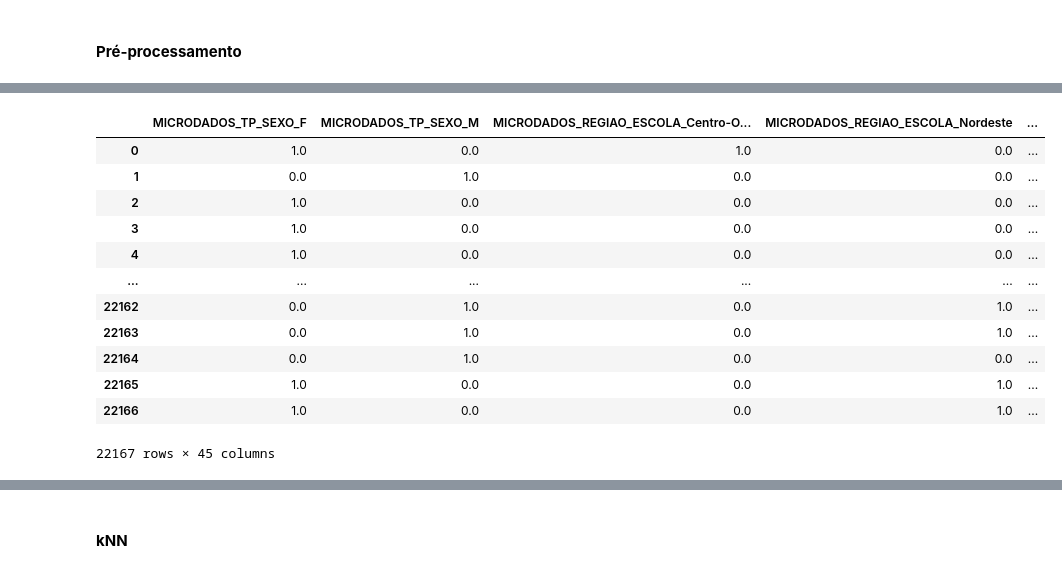
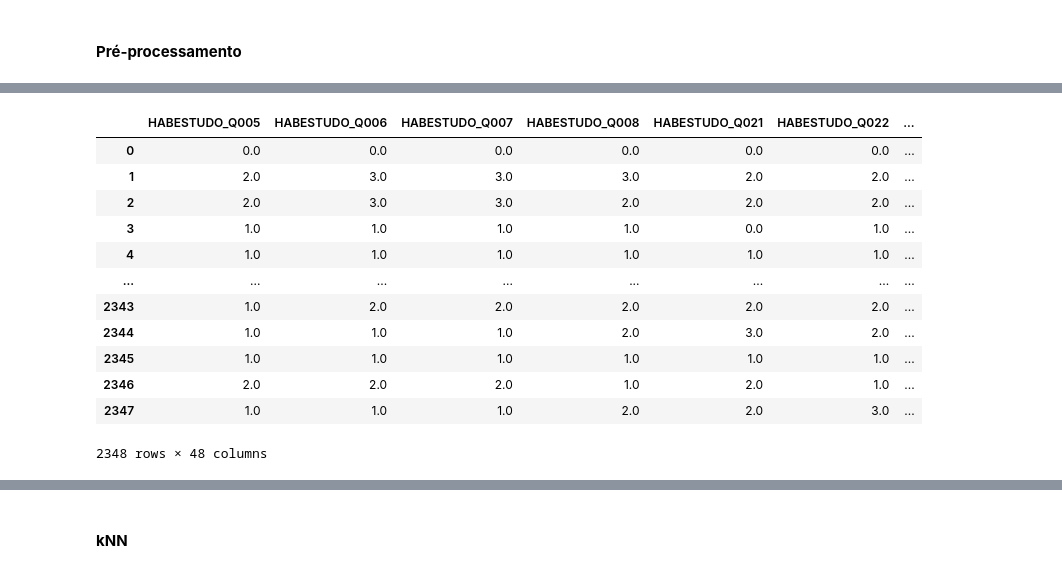
Before and after one commit to jv-porto/projeto-analise-habitos-estudo-enem, a Jupyter notebook: notebooks/projeto_ml_modelos.ipynb, the cells around one changed output, grey strips where cells are left out. Cells and saved outputs as stored; diff of their text form; code cells hidden in the pictures.

```diff
--- a/notebooks/projeto_ml_modelos.ipynb
+++ b/notebooks/projeto_ml_modelos.ipynb
@@ -63,15 +60,15 @@ Todos os modelos serão testados com 30% dos dados. A avaliação será feita a
 with db_connection() as conn, conn.cursor() as cursor:
     query = '''
     SELECT *
-    FROM projeto_enem.filtered_aggregated_data
+    FROM projeto_enem.complete_private_data
     ORDER BY "NU_INSCRICAO" ASC;
     '''
 
     cursor.execute(query)
-    complete_data_fetched = cursor.fetchall()
-    complete_data_columns = tuple(desc[0] for desc in cursor.description)
+    complete_private_data_fetched = cursor.fetchall()
+    complete_private_data_columns = tuple(desc[0] for desc in cursor.description)
 
 
-complete_data = pd.DataFrame(complete_data_fetched, columns=complete_data_columns)
-complete_data
+complete_private_data = pd.DataFrame(complete_private_data_fetched, columns=complete_private_data_columns)
+complete_private_data
 # %% [output]
@@ -116,3 +95,0 @@ complete_data
-# %%
-nominal_features = list(set(complete_data.select_dtypes(include='object').columns.values))
-numerical_features = list(set(complete_data.select_dtypes(exclude='object').columns.values))
@@ -126,0 +96,4 @@ preprocessor = ColumnTransformer(transformers=[
+# %%
+ordinal_features = ['HABESTUDO_Q005', 'HABESTUDO_Q006', 'HABESTUDO_Q007', 'HABESTUDO_Q008', 'HABESTUDO_Q021', 'HABESTUDO_Q022', 'HABESTUDO_Q009', 'HABESTUDO_Q010', 'HABESTUDO_Q011', 'HABESTUDO_Q012', 'HABESTUDO_Q013', 'HABESTUDO_Q014', 'HABESTUDO_Q015', 'HABESTUDO_Q016', 'HABESTUDO_Q017', 'HABESTUDO_Q018', 'HABESTUDO_Q019', 'HABESTUDO_Q020', 'HABESTUDO_Q023', 'HABESTUDO_Q024', 'HABESTUDO_Q027', 'HABESTUDO_Q028A', 'HABESTUDO_Q028B', 'HABESTUDO_Q028C', 'HABESTUDO_Q028D', 'HABESTUDO_Q028E', 'HABESTUDO_Q028F', 'HABESTUDO_Q028G', 'HABESTUDO_Q028H', 'HABESTUDO_Q028I', 'HABESTUDO_Q028J', 'HABESTUDO_Q028K', 'HABESTUDO_Q028L', 'HABESTUDO_Q028M', 'HABESTUDO_Q028N', 'HABESTUDO_Q028O', 'HABESTUDO_Q028P', 'HABESTUDO_Q028Q', 'HABESTUDO_Q028R']
+nominal_features = list(set(complete_private_data.select_dtypes(include='object').columns.values) - set(ordinal_features))
+numerical_features = list(set(complete_private_data.select_dtypes(exclude='object').columns.values) - set(ordinal_features))
@@ -127,26 +153,27 @@ preprocessor = ColumnTransformer(transformers=[
 # %%
-X = complete_data.drop(columns=['NU_INSCRICAO', 'MICRODADOS_NU_NOTA_MEDIA', 'MICRODADOS_NU_NOTA_CONCEITO'])
+X = complete_private_data.drop(columns=['NU_INSCRICAO', 'MICRODADOS_NU_NOTA_MEDIA', 'MICRODADOS_NU_NOTA_CONCEITO'])
 
 X_transformed = preprocessor.fit_transform(X)
-y_numerical_transformed = complete_data['MICRODADOS_NU_NOTA_MEDIA']
-y_categorical_transformed = complete_data['MICRODADOS_NU_NOTA_CONCEITO']
+y_numerical_transformed = complete_private_data['MICRODADOS_NU_NOTA_MEDIA']
+y_categorical_transformed = complete_private_data['MICRODADOS_NU_NOTA_CONCEITO']
 # %%
 preprocessor_feature_names = preprocessor.get_feature_names_out()
 preprocessor_feature_names = [re.sub(r'.+__', '', item) for item in preprocessor_feature_names]
 # %%
 X_transformed = pd.DataFrame(X_transformed, columns=preprocessor_feature_names)
+X_transformed = X_transformed.drop(columns='MICRODADOS_TP_SEXO_M').reset_index(drop=True)
 X_transformed
 # %% [output]
-|  | MICRODADOS_TP_SEXO_F | MICRODADOS_TP_SEXO_M | MICRODADOS_REGIAO_ESCOLA_Centro-O... | MICRODADOS_REGIAO_ESCOLA_Nordeste | ... |
-| 0 | 1.0 | 0.0 | 1.0 | 0.0 | ... |
-| 1 | 0.0 | 1.0 | 0.0 | 0.0 | ... |
-| 2 | 1.0 | 0.0 | 0.0 | 0.0 | ... |
-| 3 | 1.0 | 0.0 | 0.0 | 0.0 | ... |
-| 4 | 1.0 | 0.0 | 0.0 | 0.0 | ... |
-| ... | ... | ... | ... | ... | ... |
-| 22162 | 0.0 | 1.0 | 0.0 | 1.0 | ... |
-| 22163 | 0.0 | 1.0 | 0.0 | 1.0 | ... |
-| 22164 | 0.0 | 1.0 | 0.0 | 0.0 | ... |
-| 22165 | 1.0 | 0.0 | 0.0 | 1.0 | ... |
-| 22166 | 1.0 | 0.0 | 0.0 | 1.0 | ... |
+|  | HABESTUDO_Q005 | HABESTUDO_Q006 | HABESTUDO_Q007 | HABESTUDO_Q008 | HABESTUDO_Q021 | HABESTUDO_Q022 | ... |
+| 0 | 0.0 | 0.0 | 0.0 | 0.0 | 0.0 | 0.0 | ... |
+| 1 | 2.0 | 3.0 | 3.0 | 3.0 | 2.0 | 2.0 | ... |
+| 2 | 2.0 | 3.0 | 3.0 | 2.0 | 2.0 | 2.0 | ... |
+| 3 | 1.0 | 1.0 | 1.0 | 1.0 | 0.0 | 1.0 | ... |
+| 4 | 1.0 | 1.0 | 1.0 | 1.0 | 1.0 | 1.0 | ... |
+| ... | ... | ... | ... | ... | ... | ... | ... |
+| 2343 | 1.0 | 2.0 | 2.0 | 2.0 | 2.0 | 2.0 | ... |
+| 2344 | 1.0 | 1.0 | 1.0 | 2.0 | 3.0 | 2.0 | ... |
+| 2345 | 1.0 | 1.0 | 1.0 | 1.0 | 1.0 | 1.0 | ... |
+| 2346 | 2.0 | 2.0 | 2.0 | 1.0 | 2.0 | 1.0 | ... |
+| 2347 | 1.0 | 1.0 | 1.0 | 2.0 | 2.0 | 3.0 | ... |
-22167 rows × 45 columns
+2348 rows × 48 columns
```
Also changed, not shown: parts of 85 cells of this notebook, 16 other files.
